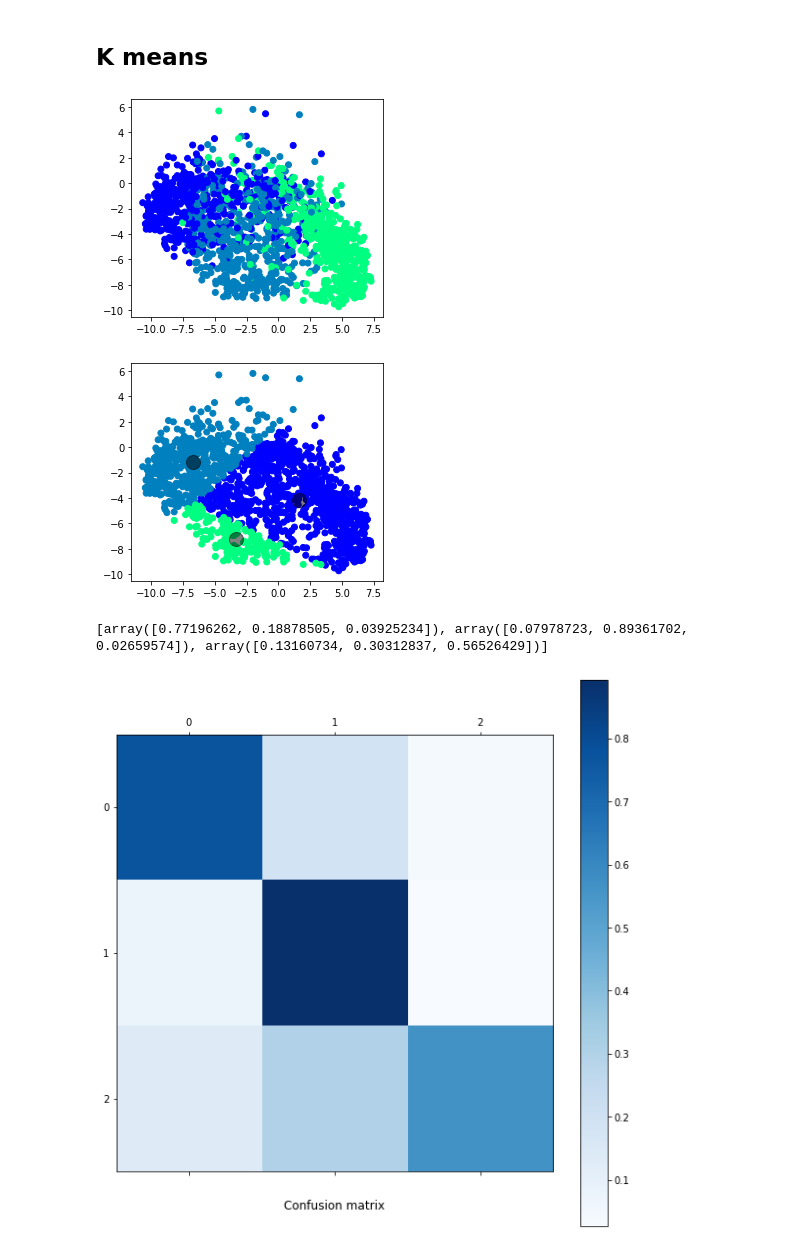
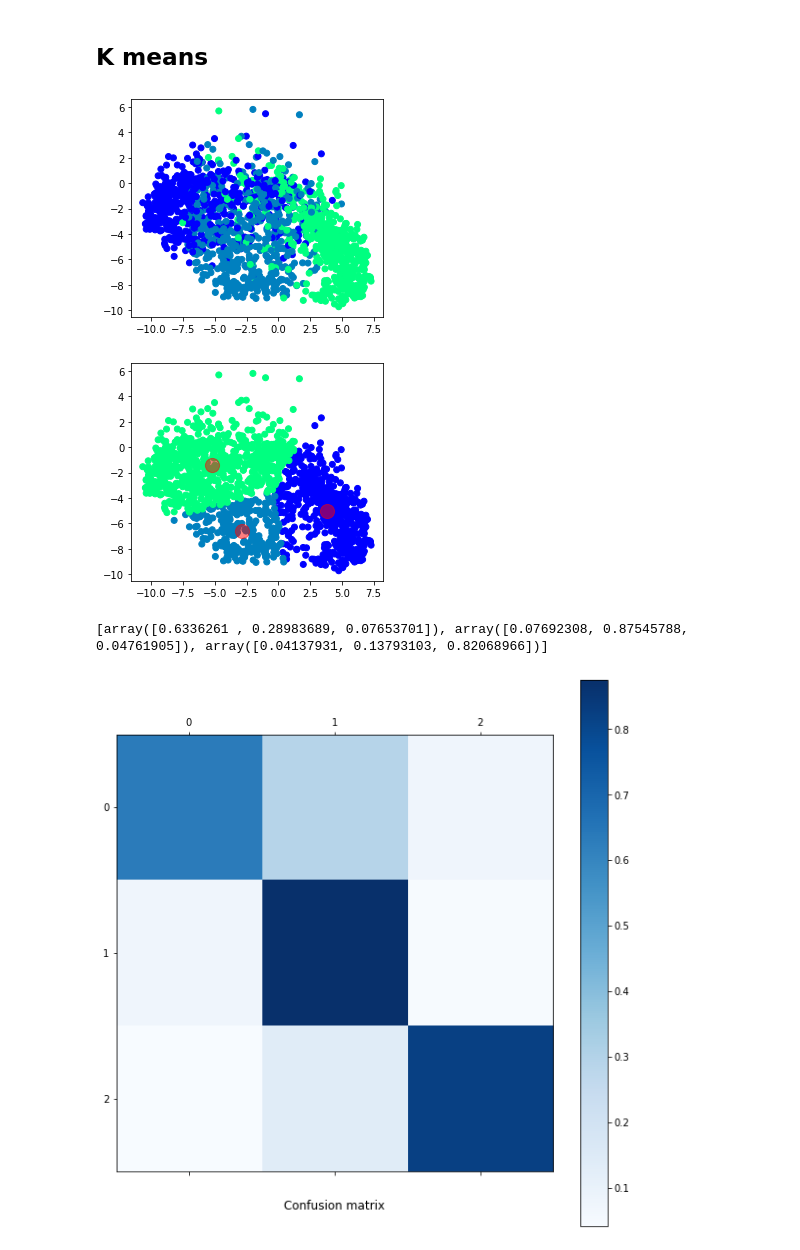
Before and after one commit to NizarGhandri/fonts_recognition, a Jupyter notebook: homework_2/models.ipynb, the cells around one changed output. Saved outputs shown, nothing was run; the diff lists cells and outputs as text; code cells hidden in the pictures.

```diff
--- a/homework_2/models.ipynb
+++ b/homework_2/models.ipynb
@@ -381,7 +382,8 @@ def PCA (data, space=2):
 
 
 def K_means (d, labels, k, dist_function, epsilon):
-    previous_means = d[:k]
+    means_index = random.choices(range(np.shape(labels)[0]), k=k)
+    previous_means = d[means_index]
     means = None
     while True:
         clusters = [[] for i in range(k)]
@@ -401,48 +403,65 @@ def K_means (d, labels, k, dist_function, epsilon):
 #PCA_data, b = PCA(data)
 #means_projected = means @ b
 
-
-######### however doing it this way gives a LOT better results (cf report) ############
+i = 0
 PCA_data, b = PCA(data)
-means, clusters, labels_clustered = K_means(PCA_data, labels, 3, l_2_distance, 0.000001)
+avg=0
+means, clusters, labels_clustered = None, None, None
+while i < 10:
+    ######### however doing it this way gives a LOT better results (cf report) ############
+    means_i, clusters_i, labels_clustered_i = K_means(PCA_data, labels, 3, l_2_distance, 0.000001)
 
 
-## CONFUSION MATRIX
+    ## CONFUSION MATRIX
 
-def count (l):
-    r = np.array([0, 0, 0])
-    for i in l:
-        r[i] += 1
-    return (np.argmax(r), r/len(l))
+    def count (l):
+        r = np.array([0, 0, 0])
+        for i in l:
+            r[i] += 1
+        return (np.argmax(r), r/len(l))
 
-confusion_matrix = []
+    confusion_matrix = []
 
-for sub in labels_clustered:
-    confusion_matrix.append(count(sub))
+    for sub in labels_clustered_i:
+        confusion_matrix.append(count(sub))
+    #####checking that 3 clusters are associated to three classes#####
+    if(confusion_matrix[0][0] != confusion_matrix[1][0] and
+       confusion_matrix[1][0] != confusion_matrix[2][0] and
+       confusion_matrix[2][0] != confusion_matrix[0][0]):
+        #####getting the run with the best average#####
+        i+=1
+        confusion_matrix.sort()
+        tmp = (confusion_matrix[0][1][0] + confusion_matrix[1][1][1] + confusion_matrix[2][1][2])/3
+        if tmp > avg:
+            means, clusters, labels_clustered = means_i, clusters_i, labels_clustered_i
+
+
+
+
 
 plt.scatter(PCA_data[:, 0], PCA_data[:, 1], c=labels, cmap='winter')
 plt.axis('scaled')
 plt.show()
 
 data_clustered = np.array([val for sublist in clusters for val in sublist])
 labels_flatened = np.concatenate([i*np.ones(len(labels_clustered[i])) for i in range(len(labels_clustered))])
 plt.scatter(data_clustered[:, 0], data_clustered[:, 1], c=labels_flatened, cmap='winter')
 plt.scatter(means[:, 0], means[:, 1], c='red', s=200, alpha=0.5)
 plt.axis('scaled')
 plt.show()
 
-confusion_matrix.sort()
+
 confusion_matrix = [x[1] for x in confusion_matrix]
 print(confusion_matrix)
 plt.figure(figsize=(10, 10))
 plt.matshow(confusion_matrix, cmap=plt.get_cmap("Blues"), fignum=1)
 plt.title('Confusion matrix', y=-0.1)
 plt.colorbar()
 tick_marks = np.arange(3)
 
 plt.show()
 # %% [output]
 [figure]
-[figure, old version]
+[figure, new version]
-[array([0.77196262, 0.18878505, 0.03925234]), array([0.07978723, 0.89361702, 0.02659574]), array([0.13160734, 0.30312837, 0.56526429])]
+[array([0.6336261 , 0.28983689, 0.07653701]), array([0.07692308, 0.87545788, 0.04761905]), array([0.04137931, 0.13793103, 0.82068966])]
-[figure, old version]
+[figure, new version]
```
Also changed, not shown: parts of 4 cells of this notebook.
